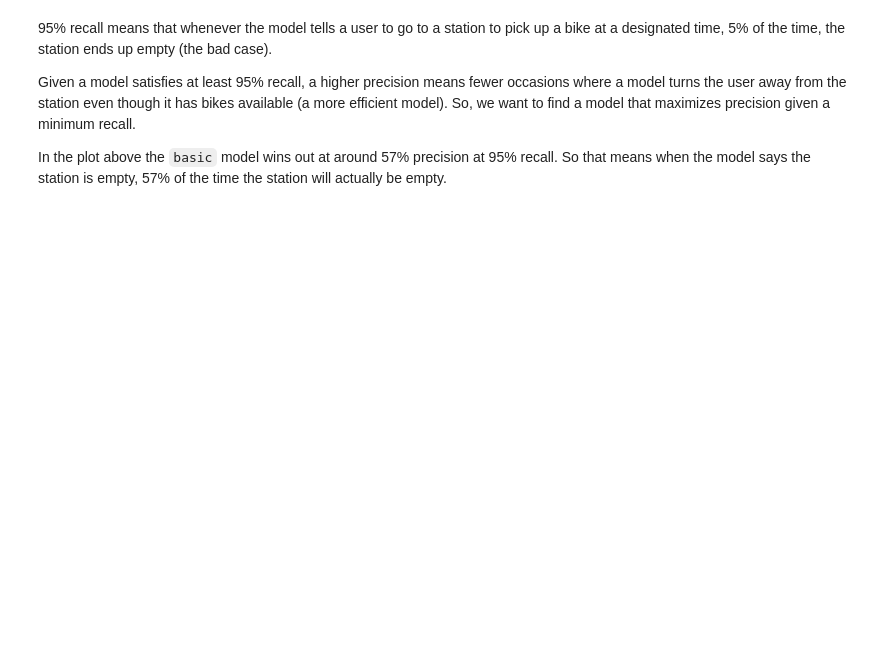
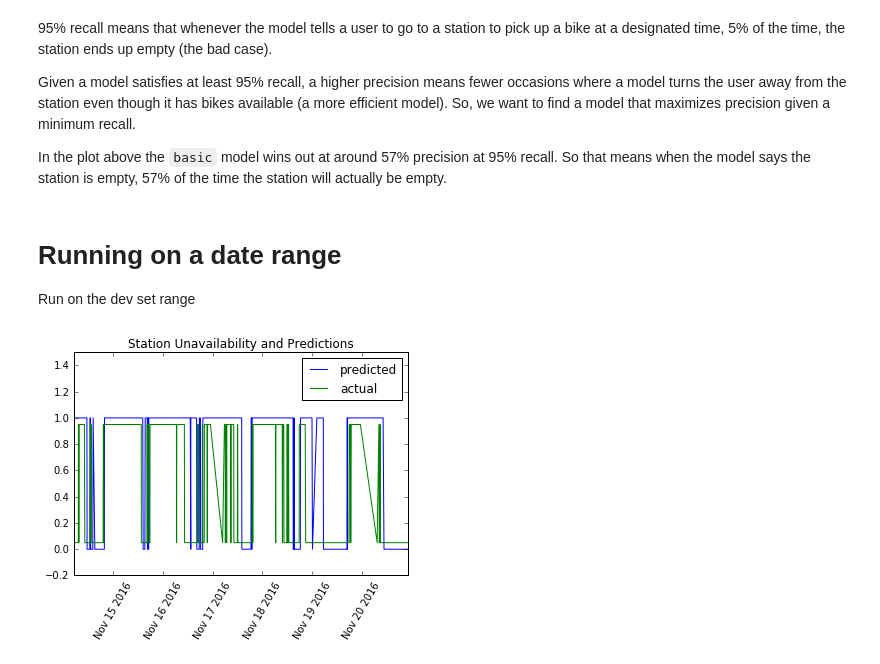
Before and after one commit to cer446/Intro-to-DS-CitiBike-Term-Project, a Jupyter notebook: LogReg.ipynb, the cells around one changed output. Cells and saved outputs as stored; diff of their text form; code cells hidden in the pictures; blank space fills up the shorter version.

```diff
--- a/LogReg.ipynb
+++ b/LogReg.ipynb
@@ -218,3 +225,28 @@ Model basic_sq
 Given a model satisfies at least 95% recall, a higher precision means fewer occasions where a model turns the user away from the station even though it has bikes available (a more efficient model). So, we want to find a model that maximizes precision given a minimum recall.
 
 In the plot above the `basic` model wins out at around 57% precision at 95% recall. So that means when the model says the station is empty, 57% of the time the station will actually be empty.
+# %% [markdown]
+# Running on a date range
+
+Run on the dev set range
+# %%
+def plot_over_time(data, predictions):
+    times = data['dev_times']
+    gold_labels = data['dev'][1]
+
+    curve = precision_recall_curve(gold_labels, predictions)
+    mp, mr, mt = project_env.max_precision_for_recall(curve)
+    predicted_classes = predictions > mt
+
+    plt.figure()
+    plt.plot(times.as_matrix(), predicted_classes, label='predicted')
+    plt.plot(times.as_matrix(), gold_labels.as_matrix() * 0.9 + 0.05, label='actual')
+    plt.title('Station Unavailability and Predictions')
+    plt.legend()
+    plt.xticks(rotation=60)
+    plt.ylim(-0.2, 1.5)
+    plt.show()
+
+plot_over_time(data_empty, dev_pred)
+# %% [output]
+[figure, added]
```
Also changed, not shown: parts of 6 cells of this notebook, 1 other file.
